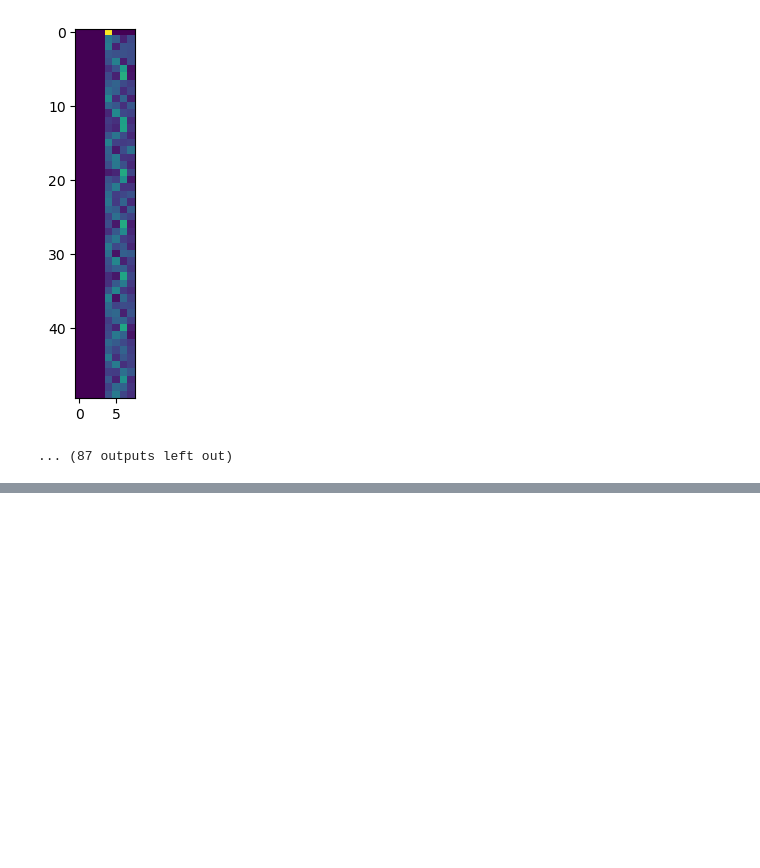
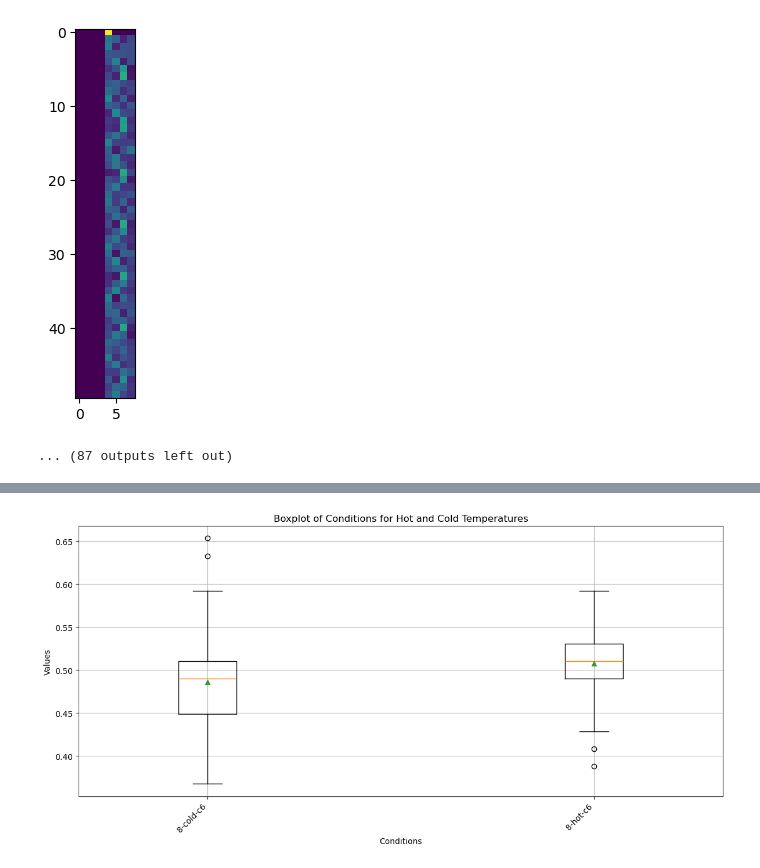
Before and after one commit to jacksonhenry3/Qnibble, a Jupyter notebook: Notebooks/GreedyRuleTest.ipynb, the cells around one changed output, grey strips where cells are left out. Saved outputs shown, nothing was run; the diff lists cells and outputs as text; code cells hidden in the pictures; blank space fills up the shorter version.

Commit message:
GreedyNotebook update
Boxplots now ready for greedy

```diff
--- a/Notebooks/GreedyRuleTest.ipynb
+++ b/Notebooks/GreedyRuleTest.ipynb
@@ -186,12 +132,12 @@ def get_pops(data, n_qubits, connectivity,update_rule):
     for trial in data[f'{n_qubits} qubits'][f'{connectivity} connectivity']['unitary energy subspace None']:
         seed = trial.split(' ')[-1]
         dat = dict(data[f'{n_qubits} qubits'][f'{connectivity} connectivity']['unitary energy subspace None'][f'unitary seed {seed}'][f'ordering seed {update_rule}']['pops'])
-        dat = {int(k):dat[k] for k in dat}
+        dat = {int(k.split('(')[0]): dat[k] for k in dat}
         dat = np.array([np.array([dat[k][subkey][()] for subkey in sorted(dat[k])]) for k in sorted(dat)])
         result.append(dat)
     return(np.array(result))
 
-def get_2_qbit_dms(data, n_qubits, connectivity):
+def get_2_qbit_dms(data, n_qubits, connectivity,update_rule):
     basis = ket.canonical_basis(2)
     #dimension 0 is each trial
     #dimension 1 is each time step (recall that sampling step is 5 by default)
@@ -205,7 +151,7 @@ def get_2_qbit_dms(data, n_qubits, connectivity):
 
     for trial in data[f'{n_qubits} qubits'][f'{connectivity} connectivity']['unitary energy subspace None']:
         seed = trial.split(' ')[-1]
-        dat = dict(data[f'{n_qubits} qubits'][f'{connectivity} connectivity']['unitary energy subspace None'][f'unitary seed {seed}'][f'order rule name {order_rule_name}']['two_qubit_dms'])
+        dat = dict(data[f'{n_qubits} qubits'][f'{connectivity} connectivity']['unitary energy subspace None'][f'unitary seed {seed}'][f'order rule name {update_rule}']['two_qubit_dms'])
         dat = {int(k):dat[k] for k in dat}
 
         dat = np.array([{to_tuple(subkey):DM.DensityMatrix(dat[k][subkey],basis) for subkey in sorted(dat[k])} for k in sorted(dat)])
@@ -284,0 +230,50 @@ data1
+# %%
+sizes = [8,12]
+temps = ['cold','hot']
+result = {s:{t:{} for t in temps} for s in sizes}
+for size in sizes:
+    for connectivity in data[f'{size} qubits']:
+        print(f'{size} qubits {connectivity}')
+        pops = get_pops(data,size,connectivity[:-13])
+        extractable_work = np.array([[measure.extractable_work_of_each_qubit_from_pops(p) for p in time_slice ]for time_slice in pops ])
+        change_in_ex_work = np.diff(extractable_work,axis = 1)
+        hot__percent_greater_0 = np.mean(change_in_ex_work[:,:,(0,4)]>0,axis = 1).flatten()
+        cold_percent_greater_0 = np.mean(change_in_ex_work[:,:,(1,2,3,5,6,7)]>0,axis = 1).flatten()
+        result[size]['hot'][connectivity] = hot__percent_greater_0
+        result[size]['cold'][connectivity] = cold_percent_greater_0
+# %%
+# Extracting data for plotting
+labels = []
+all_data = []
+positions = []
+num_subgroups = sum(len(inner_dict) for outer_dict in result.values() for inner_dict in outer_dict.values())
+
+i,j,k=0,0,0
+for outer_key, outer_value in result.items():
+    i+=1
+    for inner_key, inner_value in outer_value.items():
+        j+=1
+        for innermost_key, innermost_value in inner_value.items():
+            k+=1
+            labels.append(f"{outer_key}-{inner_key}-{innermost_key}")
+            all_data.append(innermost_value)
+            positions.append(1.2*i+.9*j+.6*k)
+
+# Creating boxplot with custom positions
+num_boxes = len(all_data)
+num_outer_keys = len(result)
+group_gap = 3  # adjust the gap between groups
+
+
+plt.figure(figsize=(12, 6))
+plt.boxplot(all_data, positions=positions, showmeans=True)
+
+plt.xticks(positions, labels, rotation=45, ha='right')
+plt.xlabel('Conditions')
+plt.ylabel('Values')
+plt.title('Boxplot of Conditions for Hot and Cold Temperatures')
+plt.grid(True)
+plt.tight_layout()
+plt.show()
+# %% [output]
+[figure, added]
```
Also changed, not shown: parts of 12 cells of this notebook, 3 other files.
